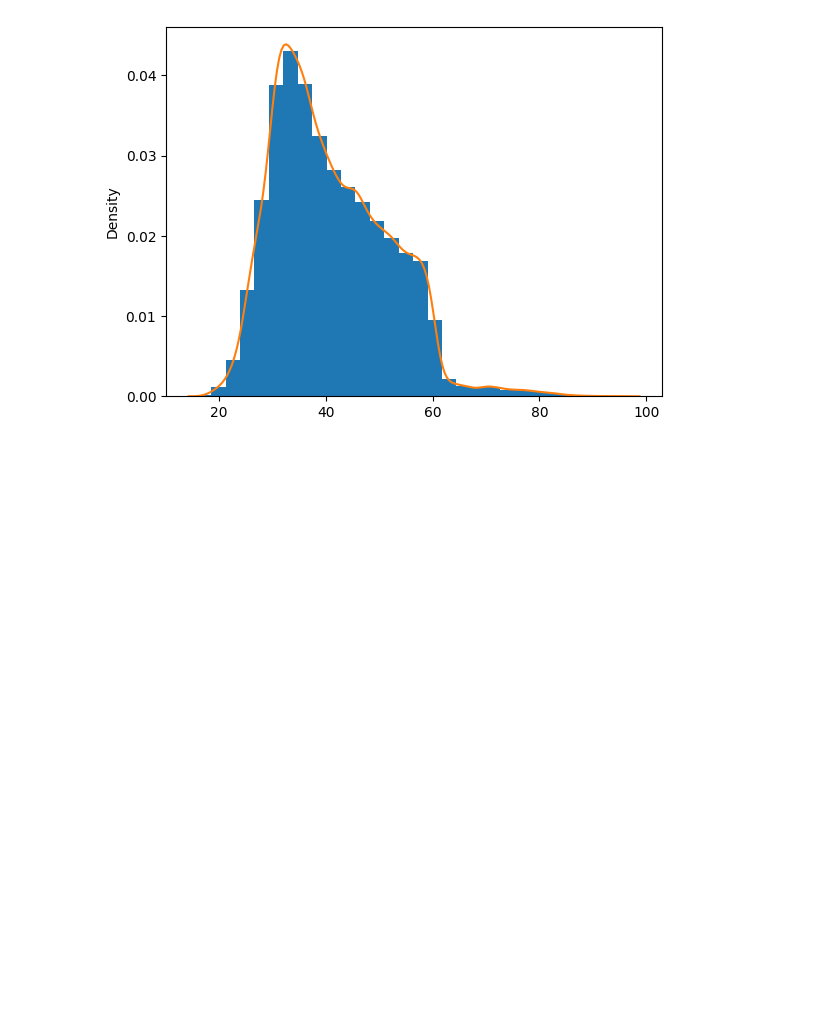
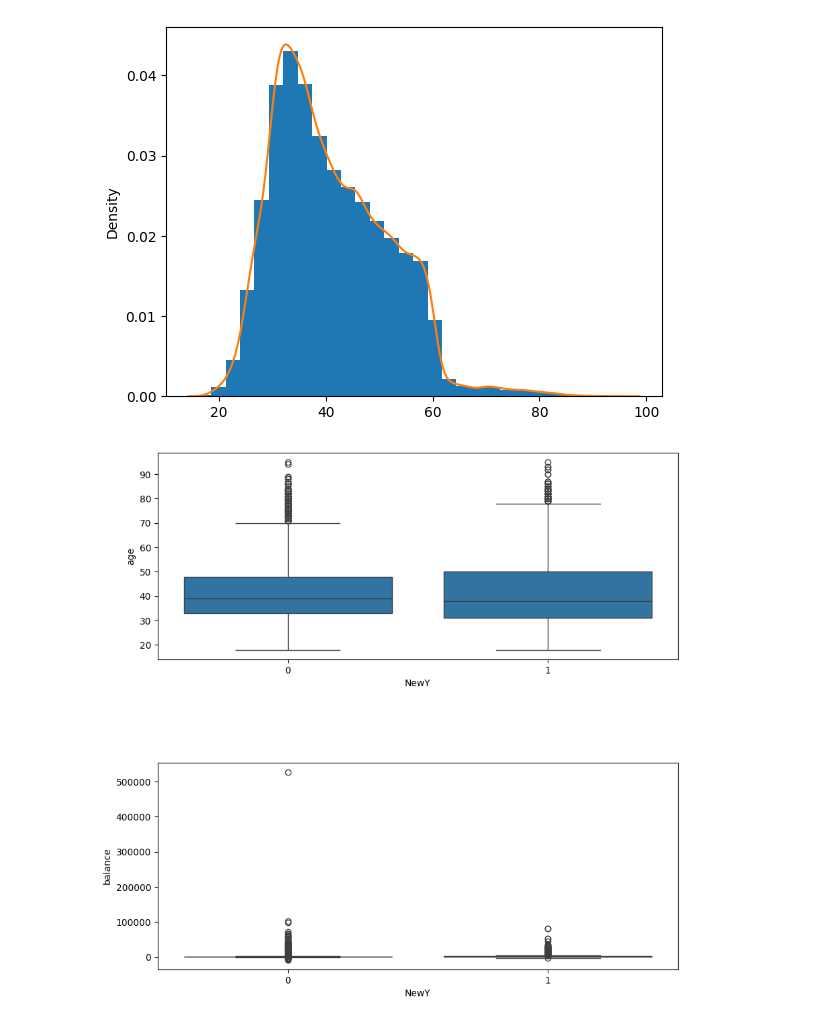
Before and after one commit to asegura4488/CienciaDatos, a Jupyter notebook: Semana3/Sesion6.ipynb, the cells around one changed output. Saved outputs shown, nothing was run; the diff lists cells and outputs as text; code cells hidden in the pictures; blank space fills up the shorter version.

```diff
--- a/Semana3/Sesion6.ipynb
+++ b/Semana3/Sesion6.ipynb
@@ -158,3 +158,20 @@ sns.kdeplot(x=age, fill=False)
 # %% [output]
 <Axes: ylabel='Density'>
 [figure]
+# %%
+# Definamos el mapa para la variable predictora
+Dict = {'yes':1, 'no':0}
+mapa = data['y'].map(Dict)
+data['NewY'] = mapa
+# %%
+fig, ax = plt.subplots(len(col_num), 1, figsize=(10,10))
+fig.subplots_adjust(hspace=0.5)
+
+Nbins = [10,50]
+
+for i, col in enumerate(col_num):
+  sns.boxplot(x='NewY', y=col, data=data, ax=ax[i])
+  ax[i].set_ylabel(col)
+  ax[i].set_xlabel('NewY')
+# %% [output]
+[figure, added]
```
Also changed, not shown: parts of 22 cells of this notebook.
